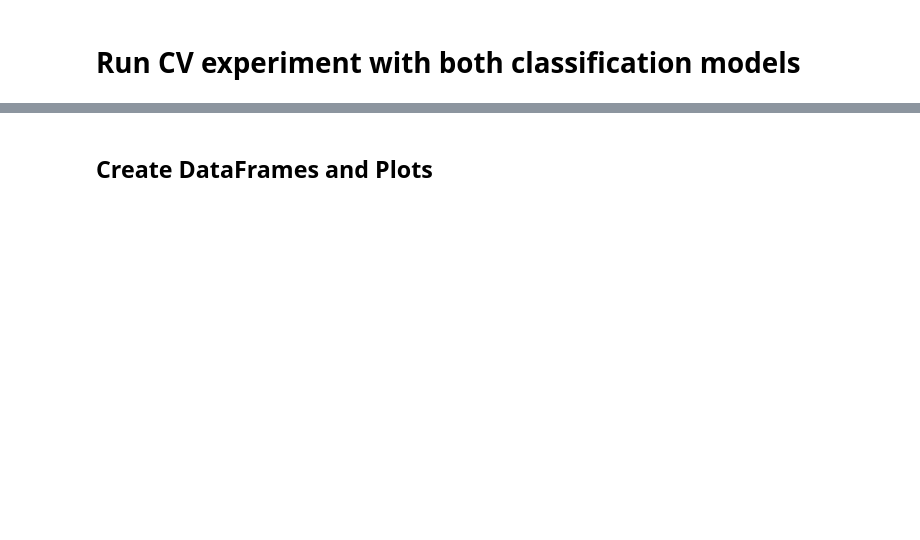
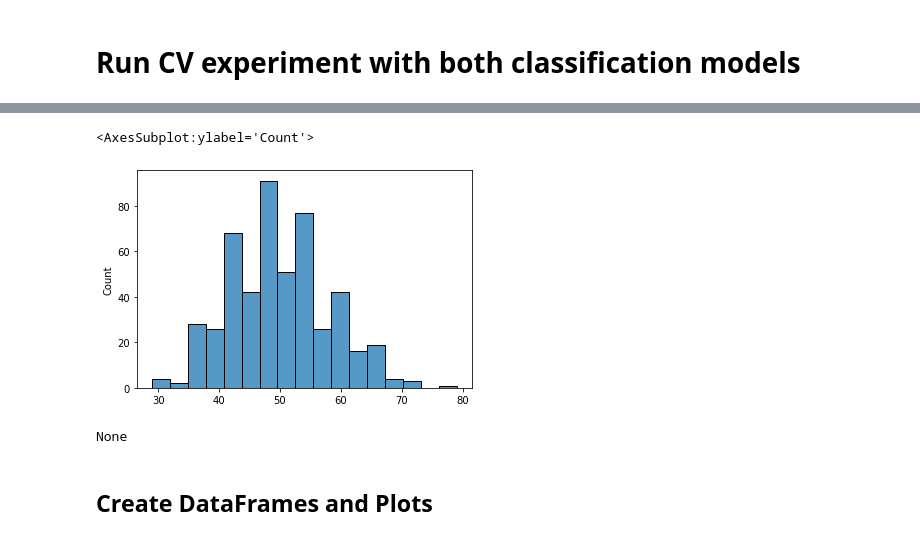
Before and after one commit to NeuroDataDesign/manifold_random_forests, a Jupyter notebook: validation/cc18_rerf_vs_cysporf.ipynb, the cells around one changed output, grey strips where cells are left out. Cells and saved outputs as stored; diff of their text form; code cells hidden in the pictures; blank space fills up the shorter version.

```diff
--- a/validation/cc18_rerf_vs_cysporf.ipynb
+++ b/validation/cc18_rerf_vs_cysporf.ipynb
@@ -254,3 +292,25 @@ for clf in ["rerfsporf", "cysporf", "rf"]:
+# %%
+leaves = []
+capacity = []
+max_depths = []
+n_nodes = []
+
+for est in rf_clf.estimators_:
+    tree = est.tree_
+    leaves.append(tree.n_leaves)
+    capacity.append(tree.capacity)
+    max_depths.append(tree.max_depth)
+    n_nodes.append(tree.node_count)
+
+# sns.histplot(leaves)
+sns.histplot(n_nodes)
+# %% [output]
+<AxesSubplot:ylabel='Count'>
+[figure, added]
+# %%
+print(cy_clf.estimators_[0].max)
+# %% [output]
+None
 # %% [markdown]
 ## Create DataFrames and Plots
 # %%
```
Also changed, not shown: parts of 9 cells of this notebook, 7 other files.
